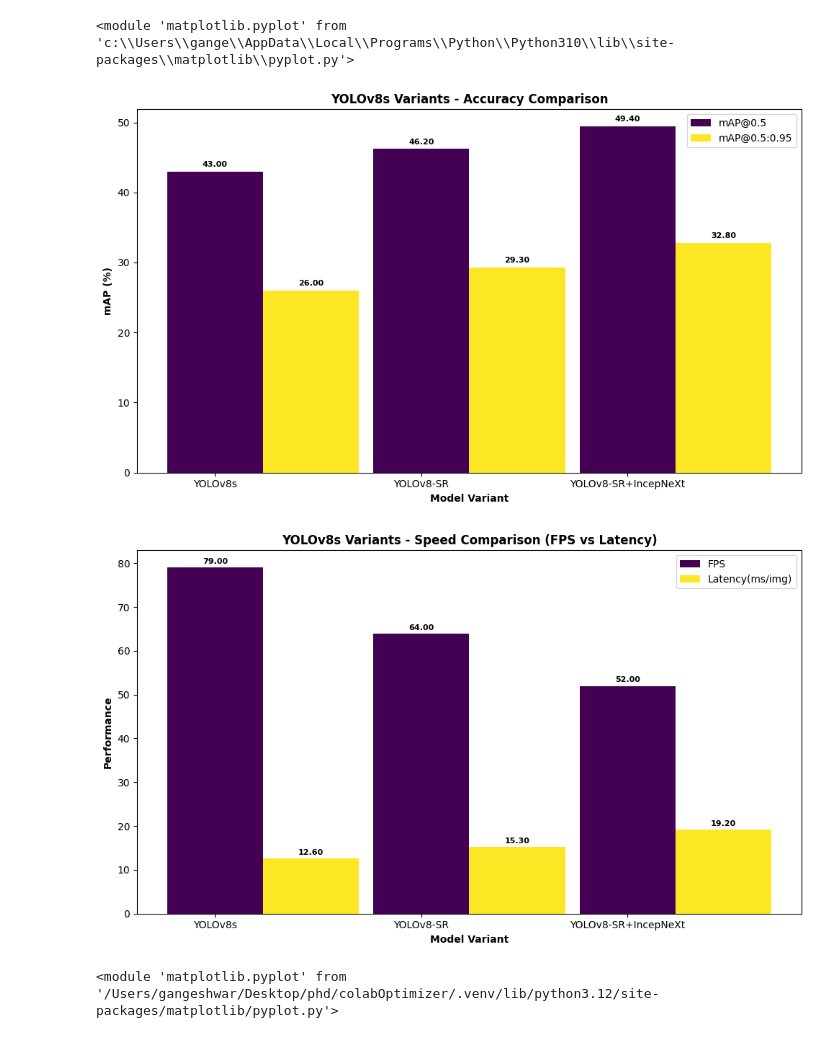
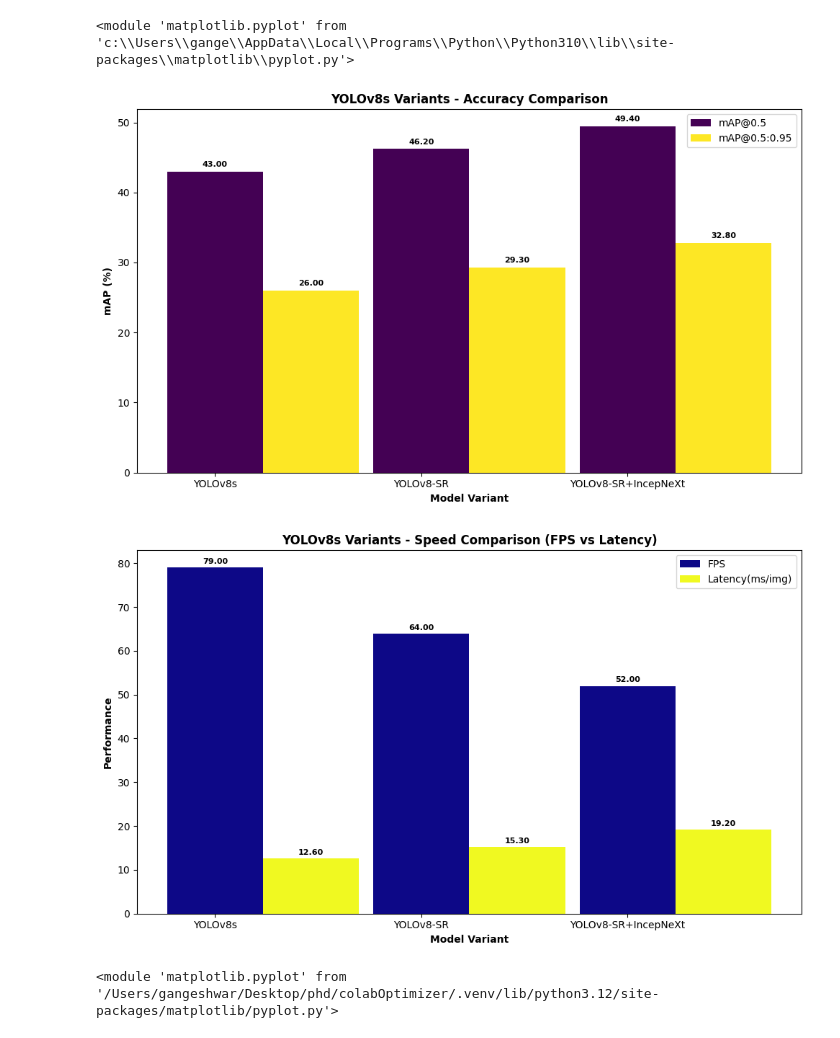
Before and after one commit to Gangeshwar/yolov8sr-comparison, a Jupyter notebook: CombinedResults.ipynb, the cells around one changed output. Saved outputs shown, nothing was run; the diff lists cells and outputs as text; code cells hidden in the pictures.

```diff
--- a/CombinedResults.ipynb
+++ b/CombinedResults.ipynb
@@ -343,33 +343,33 @@ plot_multi_colored_multi_bar(
     x_labels=models,
     y_data_dict=y_data,
     xlabel="Model Variant",
     ylabel="mAP (%)",
     title="YOLOv8s Variants - Accuracy Comparison",
     cmap='viridis',
     annotate=True,
     grid=False,
     group_spacing=0.05  # Optional for spacing
 )
 
 
 # Speed-related metrics
 y_data_speed = {
     "FPS": perf_df["FPS"].tolist(),
     "Latency(ms/img)": perf_df["Latency(ms/img)"].tolist()
 }
 
 plot_multi_colored_multi_bar(
     x_labels=models,
     y_data_dict=y_data_speed,
     xlabel="Model Variant",
     ylabel="Performance",
     title="YOLOv8s Variants - Speed Comparison (FPS vs Latency)",
-    cmap='viridis',
+    cmap='plasma',
     annotate=True,
     grid=False,
     group_spacing=0.05
 )
 # %% [output]
 [figure]
-[figure, old version]
+[figure, new version]
 <module 'matplotlib.pyplot' from '/Users/gangeshwar/Desktop/phd/colabOptimizer/.venv/lib/python3.12/site-packages/matplotlib/pyplot.py'>
```
